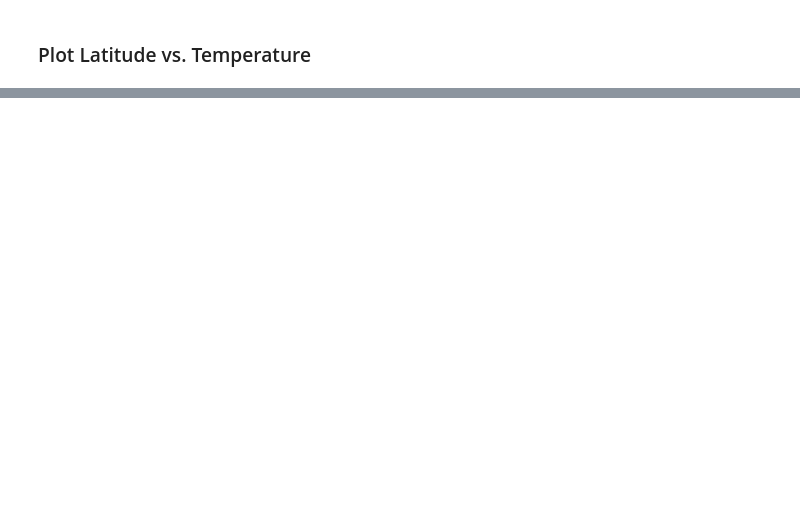
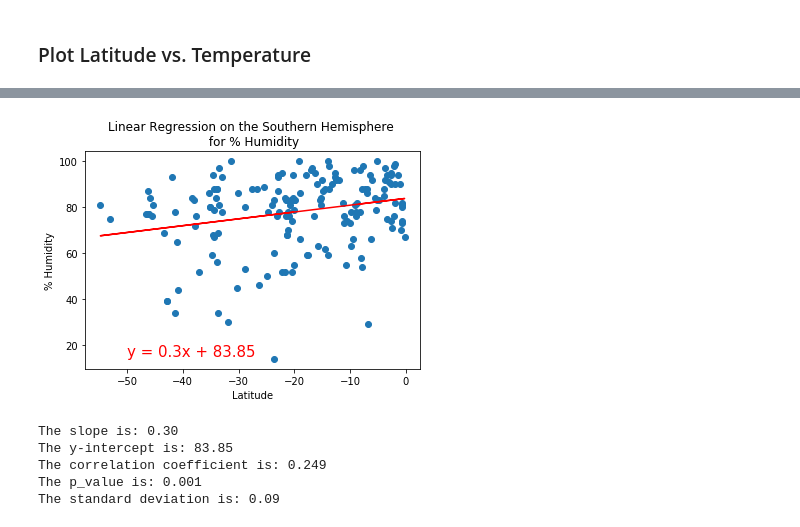
Before and after one commit to kenwelsh/World_Weather_Analysis, a Jupyter notebook: WeatherPy.ipynb, the cells around one changed output, grey strips where cells are left out. Saved outputs shown, nothing was run; the diff lists cells and outputs as text; code cells hidden in the pictures; blank space fills up the shorter version.

```diff
--- a/WeatherPy.ipynb
+++ b/WeatherPy.ipynb
@@ -259,0 +381,17 @@ plt.show()
+# %%
+# Linear regression on the Southern Hemisphere
+x_values = southern_hemi_df["Lat"]
+y_values = southern_hemi_df["Humidity"]
+# Call the function.
+plot_linear_regression(x_values,
+                       y_values,
+                       f"Linear Regression on the Southern Hemisphere \n for % Humidity",
+                       '% Humidity',
+                       (-50,15))
+# %% [output]
+[figure, added]
+The slope is: 0.30
+The y-intercept is: 83.85
+The correlation coefficient is: 0.249
+The p_value is: 0.001
+The standard deviation is: 0.09
```
Also changed, not shown: parts of 26 cells of this notebook, 5 other files.
